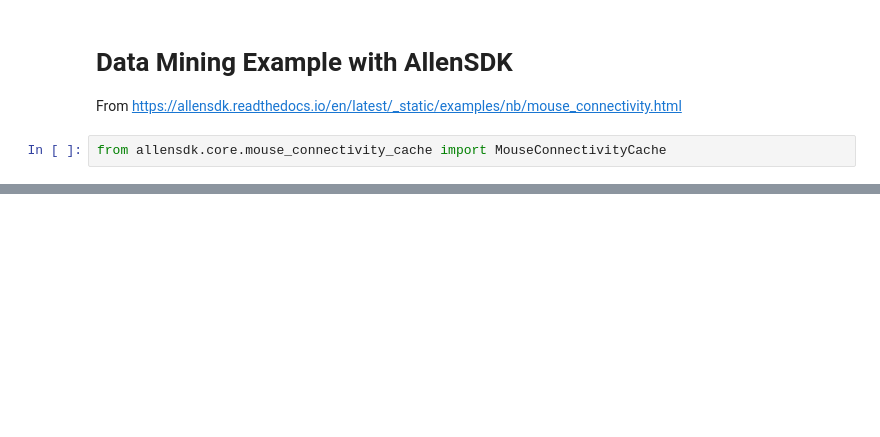
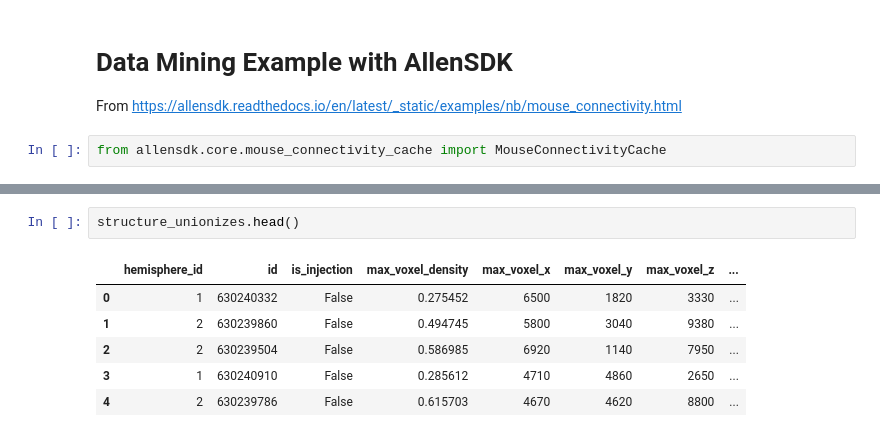
Before and after one commit to ikharitonov/allen-data-mining, a Jupyter notebook: data_retrieval_first_example.ipynb, the cells around one changed output, grey strips where cells are left out. Cells and saved outputs as stored; diff of their text form; blank space fills up the shorter version.

```diff
--- a/data_retrieval_first_example.ipynb
+++ b/data_retrieval_first_example.ipynb
@@ -33,0 +116,9 @@ Name: 122642490, dtype: object
+# %%
+structure_unionizes.head()
+# %% [output]
+|  | hemisphere_id | id | is_injection | max_voxel_density | max_voxel_x | max_voxel_y | max_voxel_z | ... |
+| 0 | 1 | 630240332 | False | 0.275452 | 6500 | 1820 | 3330 | ... |
+| 1 | 2 | 630239860 | False | 0.494745 | 5800 | 3040 | 9380 | ... |
+| 2 | 2 | 630239504 | False | 0.586985 | 6920 | 1140 | 7950 | ... |
+| 3 | 1 | 630240910 | False | 0.285612 | 4710 | 4860 | 2650 | ... |
+| 4 | 2 | 630239786 | False | 0.615703 | 4670 | 4620 | 8800 | ... |
```
Also changed, not shown: parts of 7 cells of this notebook, 3 other files.
